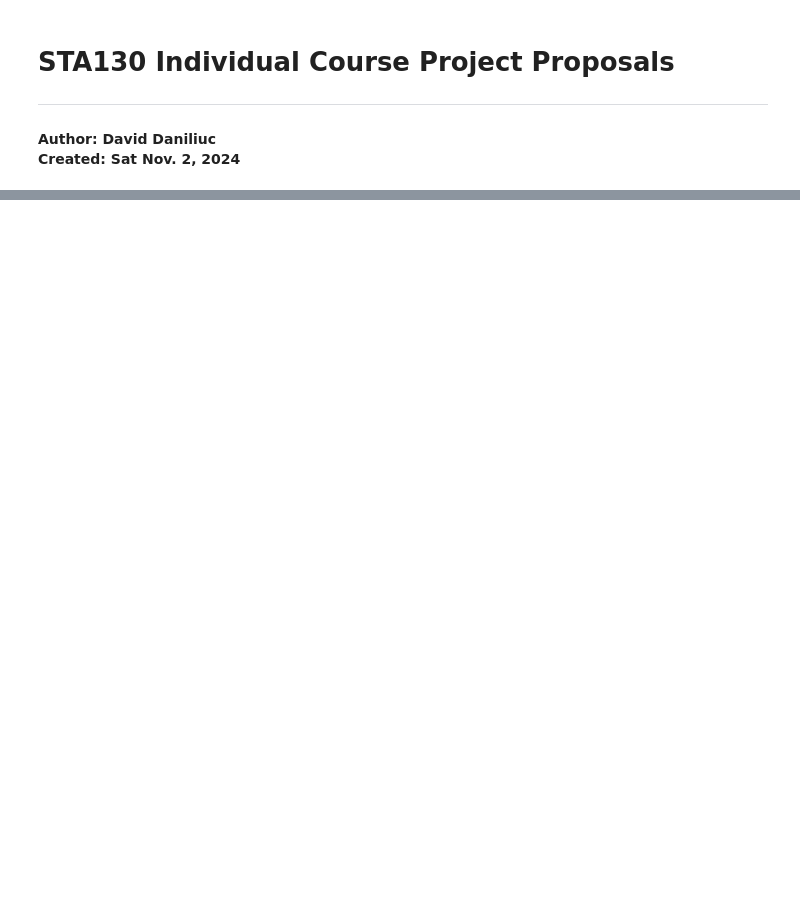
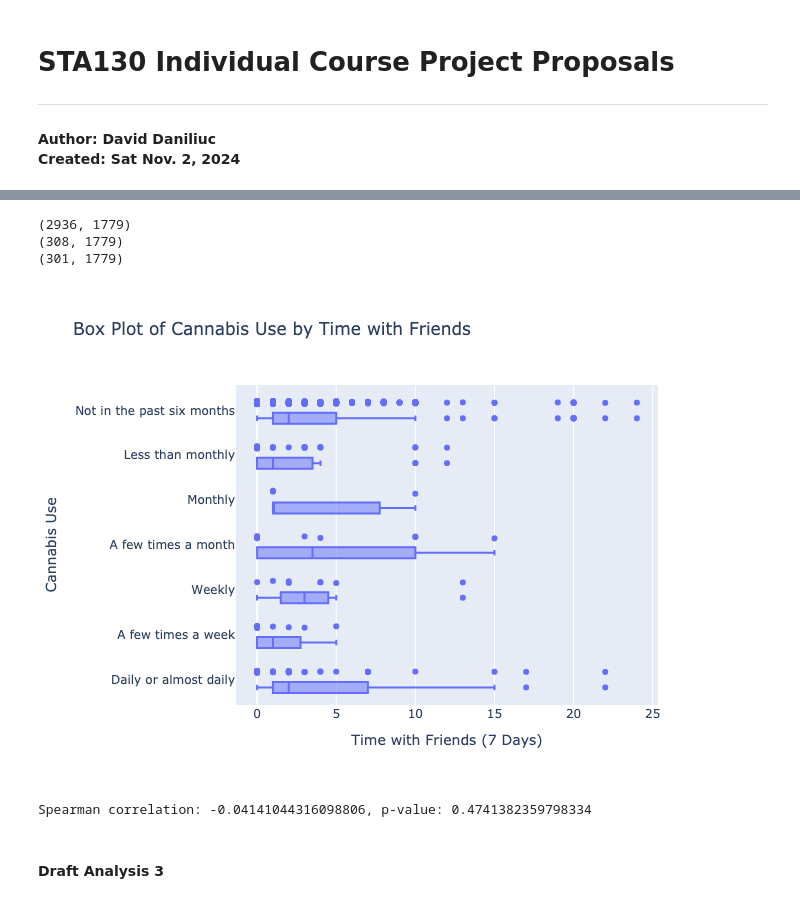
Before and after one commit to vicdenz/sta130-uoft, a Jupyter notebook: course_project/individual_proposal.ipynb, the cells around one changed output, grey strips where cells are left out. Cells and saved outputs as stored; diff of their text form; code cells hidden in the pictures; blank space fills up the shorter version.

Commit message:
Fixed Week 06 Homework.

```diff
--- a/course_project/individual_proposal.ipynb
+++ b/course_project/individual_proposal.ipynb
@@ -128,0 +212,74 @@ For each of the analyses you propose, you should include the following sections:
+# %%
+data_cross_2023 = data[data.DATASET=='2023 Cross-Sectional'].copy()
+
+print(data_cross_2023.shape)
+
+# Remove rows with missing values
+data_cross_2023 = data_cross_2023.dropna(subset=['SUBSTANCE_USE_drugs_cannabis', 'CONNECTION_social_time_friends_p7d'])
+
+# Remove columns that have more missing values than missing_limit
+missing_limit = 1000
+keptColumns = data_cross_2023.isna().sum() < missing_limit
+keptColumns = keptColumns.index[keptColumns]
+data_cross_2023 = data_cross_2023[keptColumns].copy()
+
+print(data_cross_2023.shape)
+
+# Calculate Z-scores
+z_scores = stats.zscore(data_cross_2023['CONNECTION_social_time_friends_p7d'])
+threshold = 3
+
+# Filter out outliers based on Z-score
+data_cross_2023 = data_cross_2023[(z_scores < threshold) & (z_scores > -threshold)]
+
+print(data_cross_2023.shape)
+# %% [output]
+(2936, 1779)
+(308, 1779)
+(301, 1779)
+# %%
+# Define the ordered categories for cannabis use
+cannabis_order = ['Not in the past six months',
+                  'Less than monthly',
+                  'Monthly',
+                  'A few times a month',
+                  'Weekly',
+                  'A few times a week',
+                  'Daily or almost daily']
+
+# Create the box plot with flipped axes and ordered cannabis use
+fig = px.box(data_cross_2023,
+             y='SUBSTANCE_USE_drugs_cannabis',  # Cannabis use is on the y-axis
+             x='CONNECTION_social_time_friends_p7d',  # Time with friends is now on the x-axis
+             title='Box Plot of Cannabis Use by Time with Friends',
+             labels={'CONNECTION_social_time_friends_p7d': 'Time with Friends (7 Days)',
+                     'SUBSTANCE_USE_drugs_cannabis': 'Cannabis Use'},
+             category_orders={'SUBSTANCE_USE_drugs_cannabis': cannabis_order})  # Sort by cannabis order
+
+# Add a scatter plot layer to show all individual data points
+fig.add_trace(px.strip(data_cross_2023,
+                        y='SUBSTANCE_USE_drugs_cannabis',  # Cannabis use is on the y-axis
+                        x='CONNECTION_social_time_friends_p7d',  # Time with friends is on the x-axis
+                        stripmode='overlay').data[0])  # Only take the first trace of the strip plot
+
+# Show the figure
+fig.show(renderer='png')
+# %% [output]
+[figure, added]
+# %%
+# Convert cannabis use to a categorical variable
+data_cross_2023['SUBSTANCE_USE_drugs_cannabis'] = pd.Categorical(
+    data_cross_2023['SUBSTANCE_USE_drugs_cannabis'],
+    categories=cannabis_order,
+    ordered=True
+)
+
+# Calculate the Spearman correlation
+correlation, p_value = stats.spearmanr(data_cross_2023['SUBSTANCE_USE_drugs_cannabis'].cat.codes,
+                                        data_cross_2023['CONNECTION_social_time_friends_p7d'])
+
+print(f"Spearman correlation: {correlation}, p-value: {p_value}")
+# %% [output]
+Spearman correlation: -0.04141044316098806, p-value: 0.4741382359798334
+# %% [markdown]
+#### Draft Analysis 3
```
Also changed, not shown: parts of 14 cells of this notebook, 4 other files.
